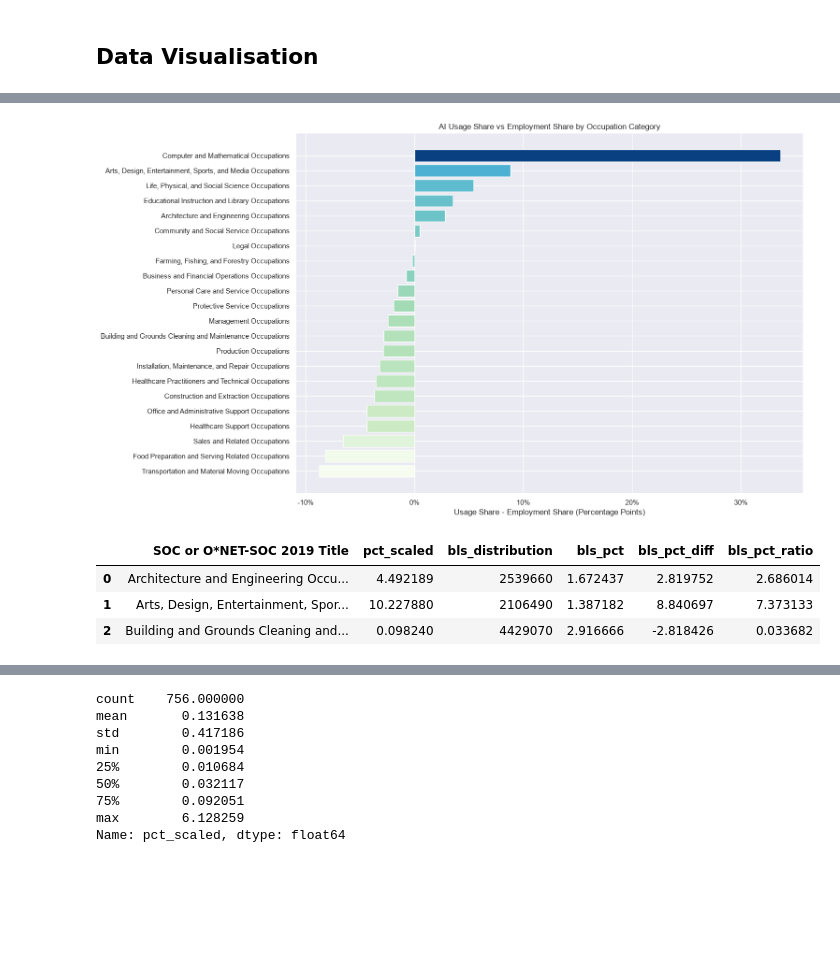
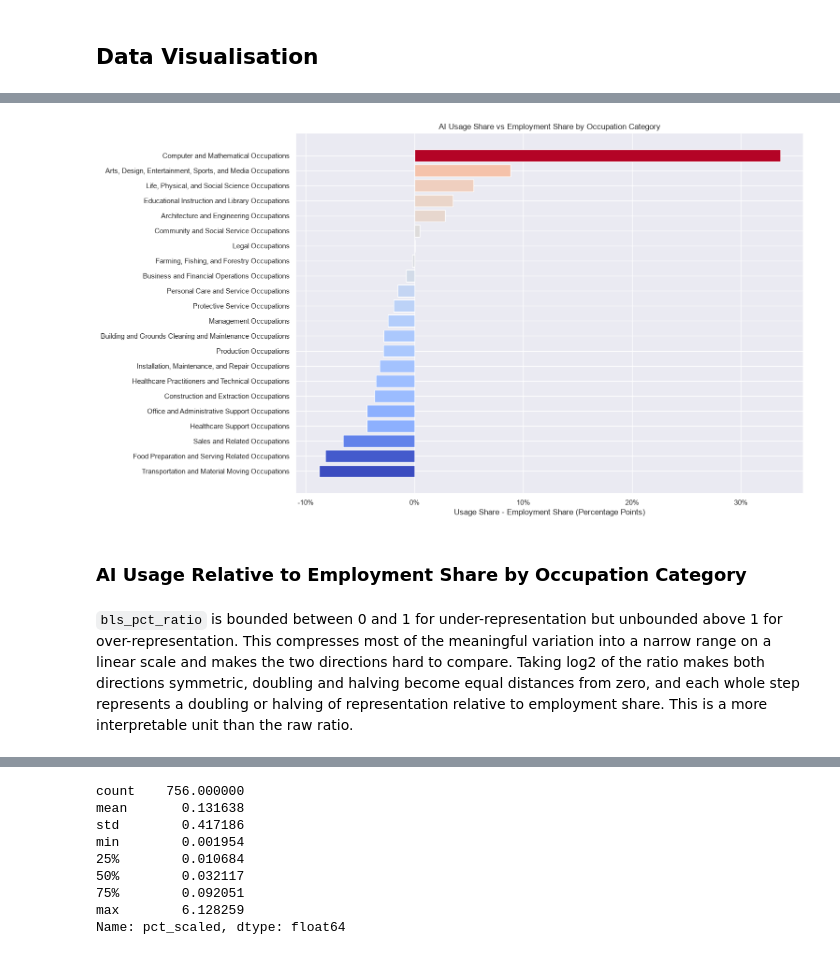
Before and after one commit to zaki-rogers/ai-labour-market-exposure, a Jupyter notebook: eda.ipynb, the cells around one changed output, grey strips where cells are left out. Cells and saved outputs as stored; diff of their text form; code cells hidden in the pictures; blank space fills up the shorter version.

```diff
--- a/eda.ipynb
+++ b/eda.ipynb
@@ -511,24 +420,21 @@ category_comparison_sorted_diff = category_comparison.sort_values(by="bls_pct_di
 # %%
 norm = mcolors.TwoSlopeNorm(
     vmin=category_comparison_sorted_diff["bls_pct_diff"].min(),
     vcenter=0,
     vmax=category_comparison_sorted_diff["bls_pct_diff"].max()
     )
-colors = plt.cm.GnBu(norm(category_comparison_sorted_diff["bls_pct_diff"]))
+colors = plt.cm.coolwarm(norm(category_comparison_sorted_diff["bls_pct_diff"]))
 
 fig, ax = plt.subplots(figsize=(14, 10))
 ax.barh(category_comparison_sorted_diff["SOC or O*NET-SOC 2019 Title"], category_comparison_sorted_diff["bls_pct_diff"], color=colors)
 ax.set_title("AI Usage Share vs Employment Share by Occupation Category")
 ax.set_xlabel("Usage Share - Employment Share (Percentage Points)")
 ax.xaxis.set_major_formatter(plt.FuncFormatter(lambda x, _: f"{x:.0f}%"))
 plt.show()
 # %% [output]
-[figure, old version]
+[figure, new version]
-# %%
-category_comparison.head(3)
-# %% [output]
-|  | SOC or O*NET-SOC 2019 Title | pct_scaled | bls_distribution | bls_pct | bls_pct_diff | bls_pct_ratio |
-| 0 | Architecture and Engineering Occu... | 4.492189 | 2539660 | 1.672437 | 2.819752 | 2.686014 |
-| 1 | Arts, Design, Entertainment, Spor... | 10.227880 | 2106490 | 1.387182 | 8.840697 | 7.373133 |
-| 2 | Building and Grounds Cleaning and... | 0.098240 | 4429070 | 2.916666 | -2.818426 | 0.033682 |
+# %% [markdown]
+### AI Usage Relative to Employment Share by Occupation Category
+# %% [markdown]
+`bls_pct_ratio` is bounded between 0 and 1 for under-representation but unbounded above 1 for over-representation. This compresses most of the meaningful variation into a narrow range on a linear scale and makes the two directions hard to compare. Taking log2 of the ratio makes both directions symmetric, doubling and halving become equal distances from zero, and each whole step represents a doubling or halving of representation relative to employment share. This is a more interpretable unit than the raw ratio.
 # %%
```
Also changed, not shown: parts of 53 cells of this notebook.
